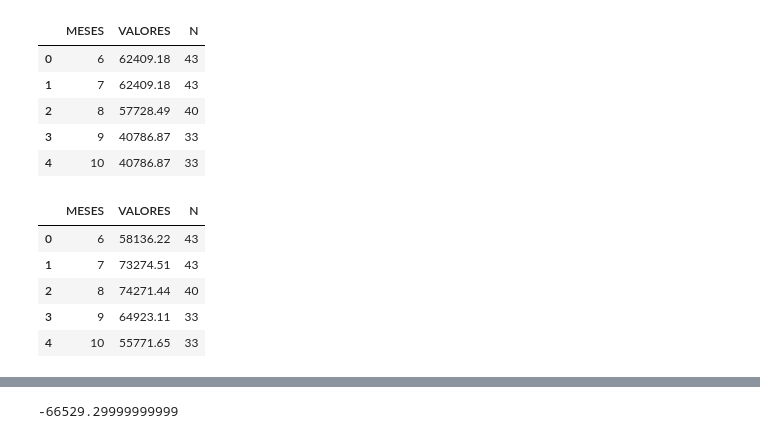
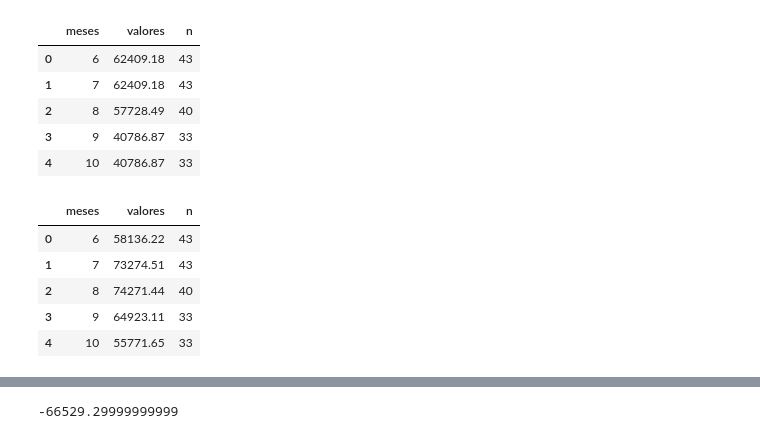
Before and after one commit to mp-resuldados/diagnostico-escola, a Jupyter notebook: notebooks/contas.ipynb, the cells around one changed output, grey strips where cells are left out. Drawn from its saved outputs; the diff is of its cells as text; code cells hidden in the pictures.

```diff
--- a/notebooks/contas.ipynb
+++ b/notebooks/contas.ipynb
@@ -5,7 +5,7 @@ import numpy as np
 import matplotlib as mpl
 # %%
 receitas = pd.read_csv(
-    '../DADOS/RECEITAS_MENSAIS_2023.csv',
+    '../dados/receitas_mensais_2023.csv',
     sep=";"
 )
 # %%
@@ -41,20 +41,20 @@ def converter_moeda(entrada):
     )
     return float(saida)
 # %%
-receitas['VALORES'] = receitas['VALORES'].map(converter_moeda)
+receitas['valores'] = receitas['valores'].map(converter_moeda)
 receitas
 # %% [output]
-|  | MESES | VALORES | N |
+|  | meses | valores | n |
 | 0 | 6 | 62409.18 | 43 |
 | 1 | 7 | 62409.18 | 43 |
 | 2 | 8 | 57728.49 | 40 |
 | 3 | 9 | 40786.87 | 33 |
 | 4 | 10 | 40786.87 | 33 |
 # %%
-despesas['VALORES'] = despesas['VALORES'].map(converter_moeda)
+despesas['valores'] = despesas['valores'].map(converter_moeda)
 despesas
 # %% [output]
-|  | MESES | VALORES | N |
+|  | meses | valores | n |
 | 0 | 6 | 58136.22 | 43 |
 | 1 | 7 | 73274.51 | 43 |
 | 2 | 8 | 74271.44 | 40 |
```
Also changed, not shown: parts of 38 cells of this notebook, 5 other files.
